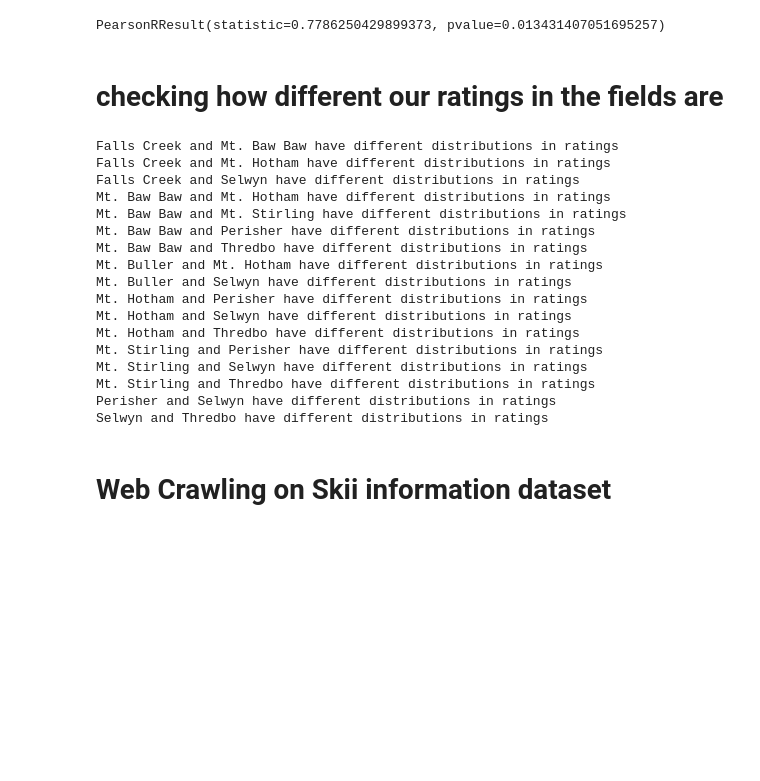
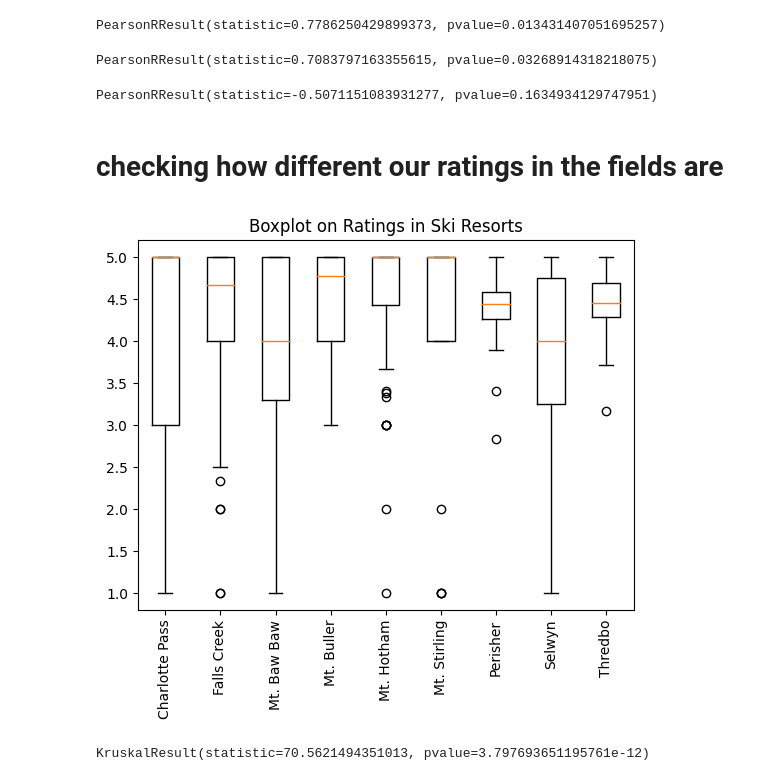
Before and after one commit to affogato-lab/datathon-braincells, a Jupyter notebook: cleaning_review.ipynb, the cells around one changed output. Cells and saved outputs as stored; diff of their text form; code cells hidden in the pictures; blank space fills up the shorter version.

```diff
--- a/cleaning_review.ipynb
+++ b/cleaning_review.ipynb
@@ -271,8 +293,23 @@ ax[1].tick_params(axis='x', labelrotation=90)
 pearsonr(v, r)
 # %% [output]
 PearsonRResult(statistic=0.7786250429899373, pvalue=0.013431407051695257)
+# %%
+pearsonr(list(n_comment.values()), v)
+# %% [output]
+PearsonRResult(statistic=0.7083797163355615, pvalue=0.03268914318218075)
+# %%
+pearsonr(list(n_comment.values())/v, r)
+# %% [output]
+PearsonRResult(statistic=-0.5071151083931277, pvalue=0.1634934129747951)
 # %% [markdown]
 # checking how different our ratings in the fields are
+# %%
+plt.boxplot(rating_matrix)
+plt.xticks(range(1, 10),locs, rotation = 90)
+plt.title('Boxplot on Ratings in Ski Resorts')
+plt.show()
+# %% [output]
+[figure, added]
 # %%
 rating_matrix = []
 locs = ratings.Resort.unique()
@@ -281,27 +318,7 @@ for x in locs:
     data = data.sort_values(by='Date')
     rating_matrix.append(data['Rating'].values)
 
-for i in itertools.combinations(range(len(rating_matrix)), 2):
-    first, second = i
-    _, p_val = kruskal(rating_matrix[first], rating_matrix[second])
-    if p_val<0.05: print(f'{locs[first]} and {locs[second]} have different distributions in ratings')
+kruskal(rating_matrix[0], rating_matrix[1], rating_matrix[2], rating_matrix[3], rating_matrix[4], rating_matrix[5],
+        rating_matrix[6], rating_matrix[7], rating_matrix[8])
 # %% [output]
-Falls Creek and Mt. Baw Baw have different distributions in ratings
-Falls Creek and Mt. Hotham have different distributions in ratings
-Falls Creek and Selwyn have different distributions in ratings
-Mt. Baw Baw and Mt. Hotham have different distributions in ratings
-Mt. Baw Baw and Mt. Stirling have different distributions in ratings
-Mt. Baw Baw and Perisher have different distributions in ratings
-Mt. Baw Baw and Thredbo have different distributions in ratings
-Mt. Buller and Mt. Hotham have different distributions in ratings
-Mt. Buller and Selwyn have different distributions in ratings
-Mt. Hotham and Perisher have different distributions in ratings
-Mt. Hotham and Selwyn have different distributions in ratings
-Mt. Hotham and Thredbo have different distributions in ratings
-Mt. Stirling and Perisher have different distributions in ratings
-Mt. Stirling and Selwyn have different distributions in ratings
-Mt. Stirling and Thredbo have different distributions in ratings
-Perisher and Selwyn have different distributions in ratings
-Selwyn and Thredbo have different distributions in ratings
+KruskalResult(statistic=70.5621494351013, pvalue=3.797693651195761e-12)
-# %% [markdown]
-# Web Crawling on Skii information dataset
```
Also changed, not shown: parts of 61 cells of this notebook.
